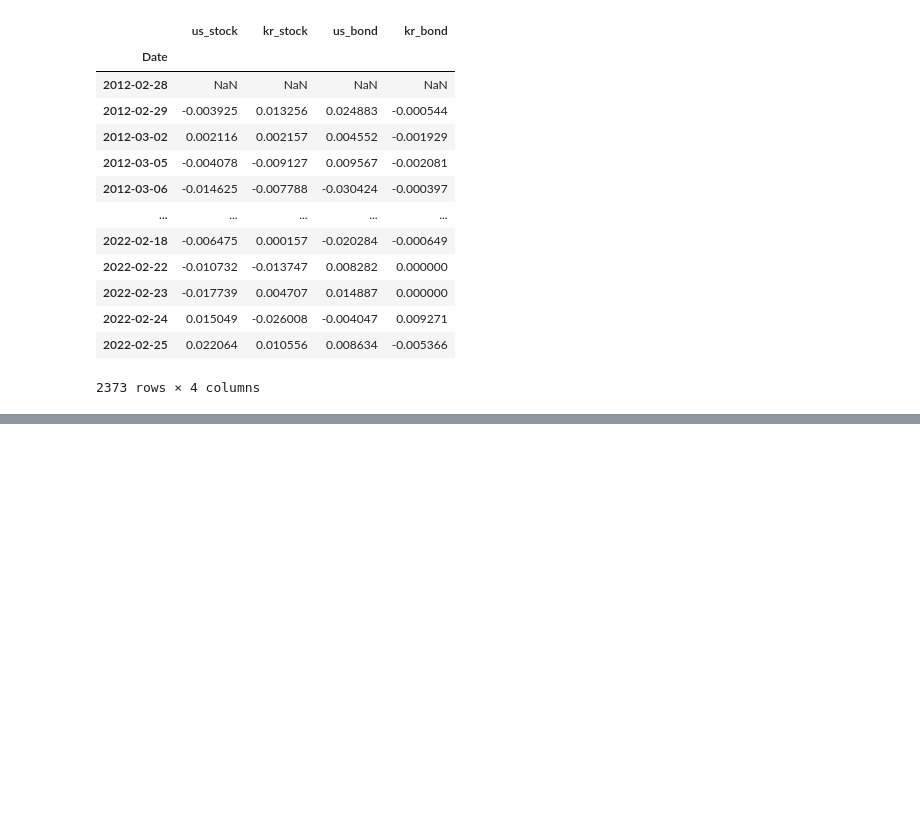
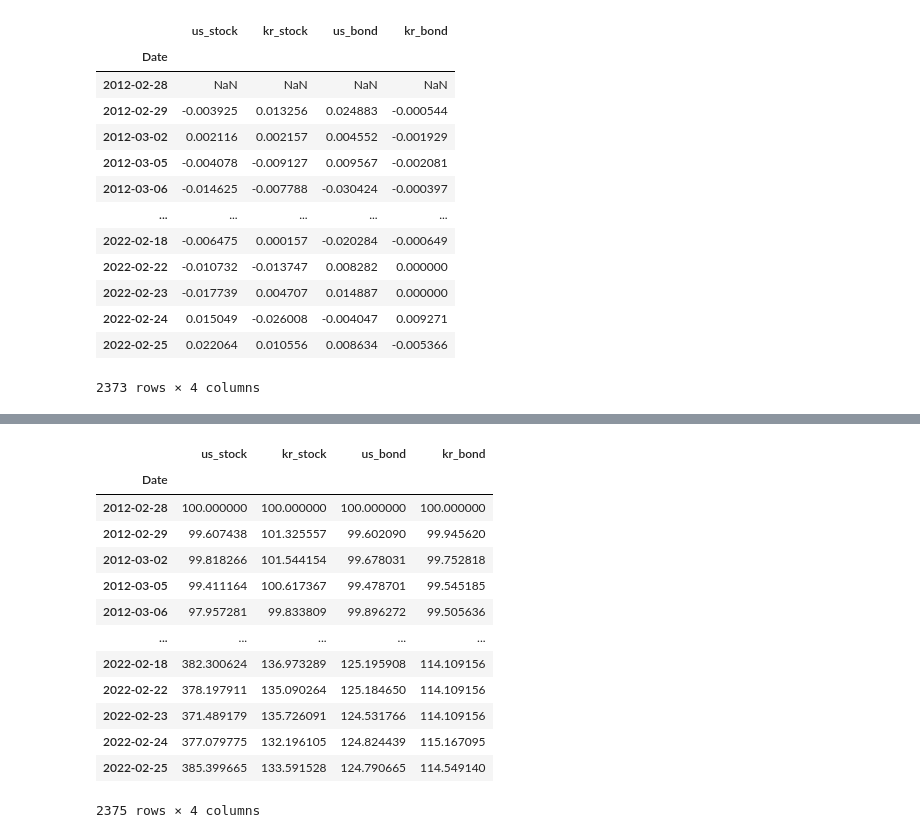
Before and after one commit to sw-song/kaggle-study, a Jupyter notebook: 00_13_backtest/ffn.ipynb, the cells around one changed output, grey strips where cells are left out. Cells and saved outputs as stored; diff of their text form; code cells hidden in the pictures; blank space fills up the shorter version.

```diff
--- a/00_13_backtest/ffn.ipynb
+++ b/00_13_backtest/ffn.ipynb
@@ -113,0 +118,17 @@ Win 12m %            94.55%      58.18%      48.18%      55.45%
+# %%
+prices.rebase()
+# %% [output]
+|  | us_stock | kr_stock | us_bond | kr_bond |
+| Date |  |  |  |  |
+| 2012-02-28 | 100.000000 | 100.000000 | 100.000000 | 100.000000 |
+| 2012-02-29 | 99.607438 | 101.325557 | 99.602090 | 99.945620 |
+| 2012-03-02 | 99.818266 | 101.544154 | 99.678031 | 99.752818 |
+| 2012-03-05 | 99.411164 | 100.617367 | 99.478701 | 99.545185 |
+| 2012-03-06 | 97.957281 | 99.833809 | 99.896272 | 99.505636 |
+| ... | ... | ... | ... | ... |
+| 2022-02-18 | 382.300624 | 136.973289 | 125.195908 | 114.109156 |
+| 2022-02-22 | 378.197911 | 135.090264 | 125.184650 | 114.109156 |
+| 2022-02-23 | 371.489179 | 135.726091 | 124.531766 | 114.109156 |
+| 2022-02-24 | 377.079775 | 132.196105 | 124.824439 | 115.167095 |
+| 2022-02-25 | 385.399665 | 133.591528 | 124.790665 | 114.549140 |
+2375 rows × 4 columns
```
Also changed, not shown: parts of 21 cells of this notebook.
